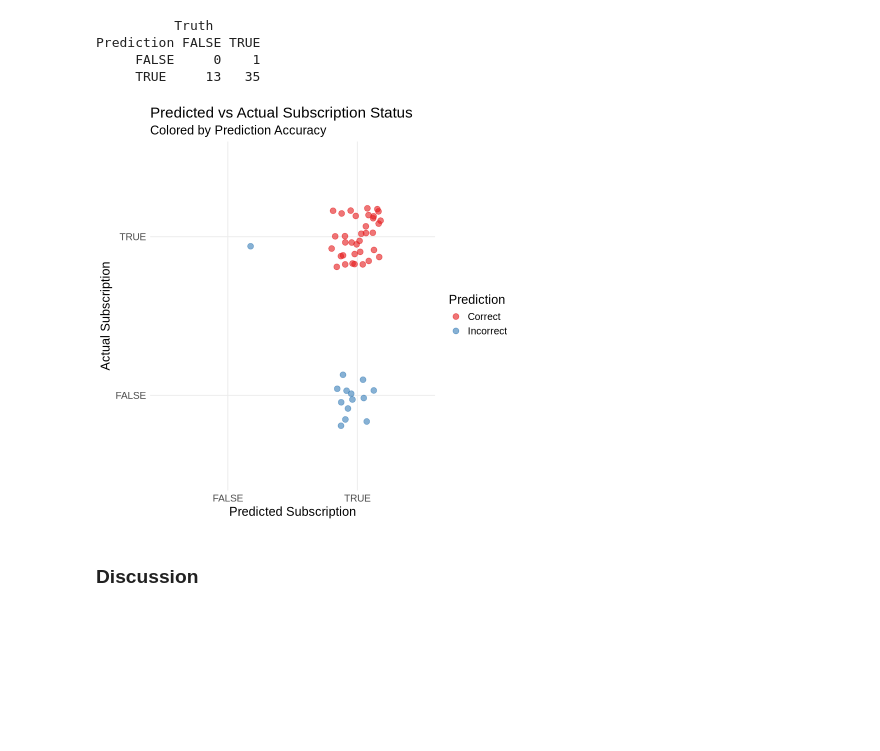
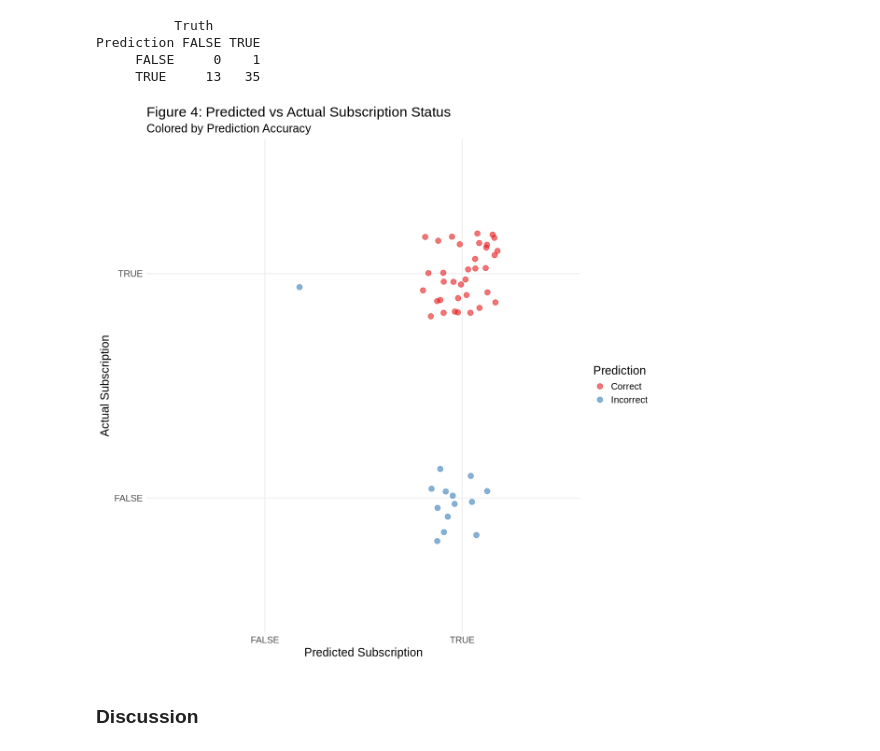
Before and after one commit to ptrjk0/dsci100-project-006-group33, a Jupyter notebook: Project.ipynb, the cells around one changed output. Drawn from its saved outputs; the diff is of its cells as text; code cells hidden in the pictures; blank space fills up the shorter version.

Commit message:
added figure #

```diff
--- a/Project.ipynb
+++ b/Project.ipynb
@@ -263,30 +263,30 @@ Prediction FALSE TRUE
 # %%
 player_test_predictions <- player_test_predictions|>
   mutate(correct = if_else(.pred_class == subscribe, "Correct", "Incorrect"))
 
 # Converting to factor
 player_test_predictions$.pred_class <- as.factor(player_test_predictions$.pred_class)
 player_test_predictions$subscribe <- as.factor(player_test_predictions$subscribe)
 player_test_predictions$correct <- as.factor(player_test_predictions$correct)
 
 # Creatng scatter plot
 scatter_pred_vs_actual <- ggplot(player_test_predictions, aes(x = .pred_class, y = subscribe, color = correct)) +
   geom_jitter(width = 0.2, height = 0.2, size = 3, alpha = 0.6) +
   scale_color_brewer(palette = "Set1") +
   labs(
-    title = "Predicted vs Actual Subscription Status",
+    title = "Figure 4: Predicted vs Actual Subscription Status",
     subtitle = "Colored by Prediction Accuracy",
     x = "Predicted Subscription",
     y = "Actual Subscription",
     color = "Prediction"
   ) +
   theme_minimal() +
   theme(text = element_text(size = 15))
 
 
 scatter_pred_vs_actual
 # %% [output]
-[figure, old version]
+[figure, new version]
 # %% [markdown]
 ### Discussion
 # %% [markdown]
```
Also changed, not shown: parts of 1 cell of this notebook.
